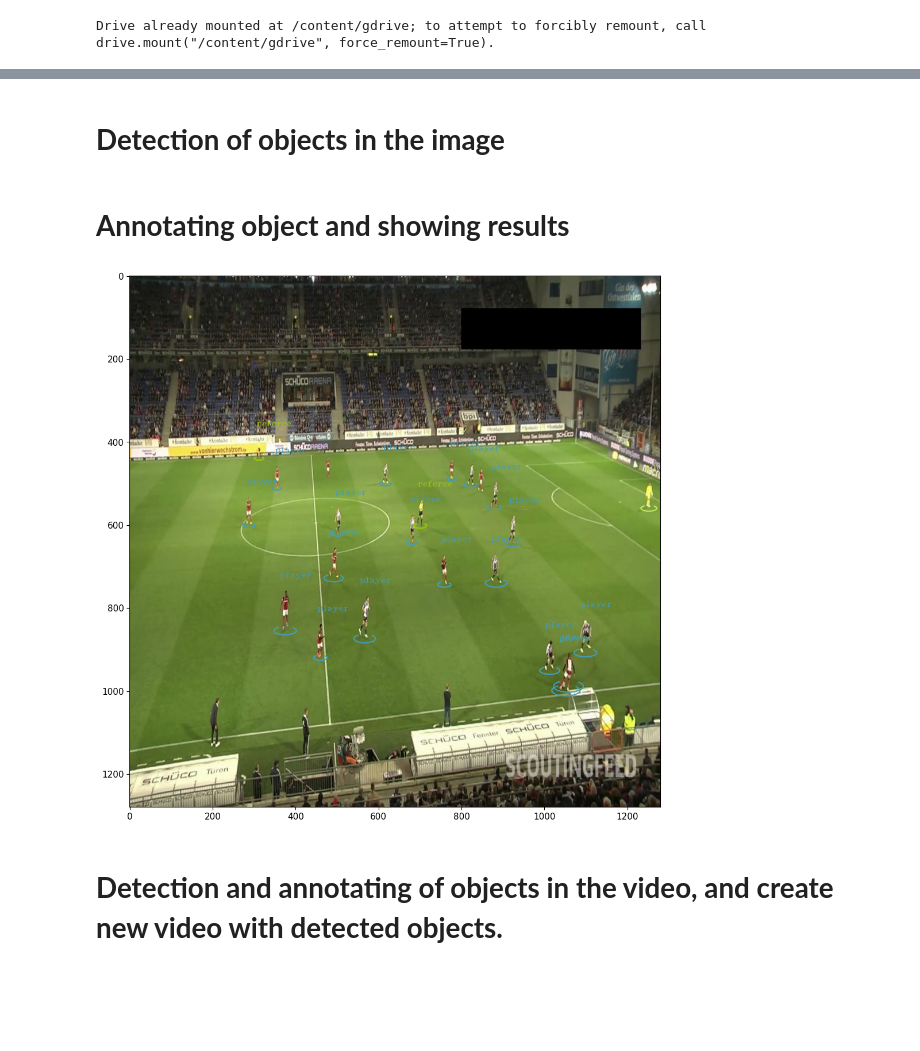
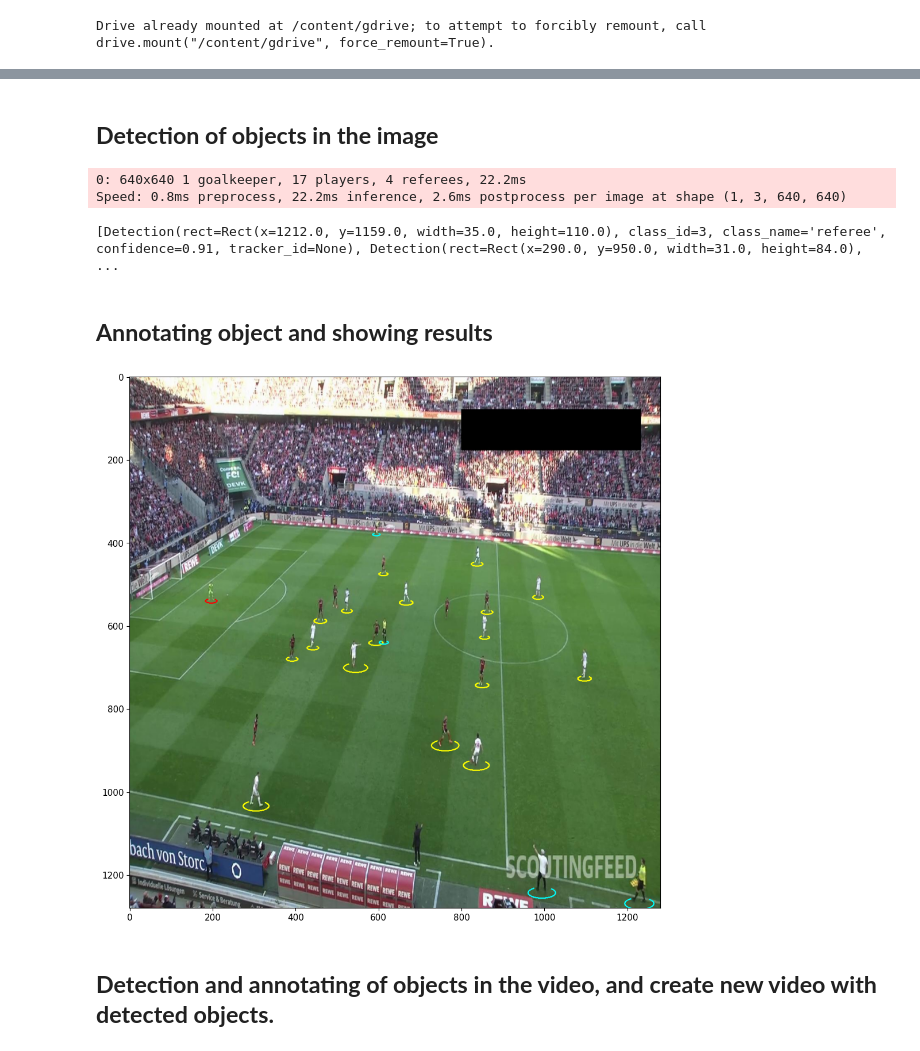
Before and after one commit to DenyT17/Football_Object_Detection, a Jupyter notebook: Football_Object_Detection_Testing.ipynb, the cells around one changed output, grey strips where cells are left out. Cells and saved outputs as stored; diff of their text form; code cells hidden in the pictures; blank space fills up the shorter version.

```diff
--- a/Football_Object_Detection_Testing.ipynb
+++ b/Football_Object_Detection_Testing.ipynb
@@ -57,4 +59,4 @@ model = YOLO("/content/gdrive/My Drive/Football_Detection/runs/detect/train2/wei
 # %%
-video = "/content/gdrive/My Drive/Football_Detection/video/Video_v0"
-img = cv.imread("/content/gdrive/My Drive/Football_Detection/test/images/744b27_1_10_png.rf.322f9266079f0424f6aebb23c23cc6de.jpg")
+video = "/content/gdrive/My Drive/Football_Detection/video/finall"
+img = cv.imread("/content/gdrive/My Drive/Football_Detection/test/images/573e61_9_6_png.rf.f7756714cdfe79da92e3e99837b7b655.jpg")
 # %% [markdown]
@@ -121,7 +123,8 @@ def draw_shape(image: np.ndarray, rect: Rect,conf: float,name: str, color: Color
       thickness=thickness,
       lineType=cv.LINE_4
   )
-  cv.putText(image, f'{name}', (max(0, int(rect.x)), max(40, int(rect.y) - 30)), 5, 1, color)
+
+
   return image
 
 Ball_posesion_range = 30
@@ -212,6 +215,14 @@ class BaseAnnotator:
                   x=top_center_x,
                   y=top_center_y,
                   color=self.colors[detection.class_id])
+
+            if detection.class_name == "ball":
+              annotated_image = draw_marker(
+                  image=annotated_image,
+                  x=top_center_x,
+                  y=top_center_y,
+                  color=self.colors[detection.class_id])
+
         return annotated_image
 
 def plot_image(image: np.ndarray, size: int = 12) -> None:
@@ -219,50 +230,54 @@ def plot_image(image: np.ndarray, size: int = 12) -> None:
   plt.imshow(image[...,::-1])
   plt.show()
 # %% [markdown]
-# **Detection of objects in the image**
+## **Detection of objects in the image**
 # %%
 prediction = model(img)
 detections = Detection.from_results(
     pred=prediction,
     names=model.names)
 print(detections)
+# %% [output]
+0: 640x640 1 goalkeeper, 17 players, 4 referees, 22.2ms
+Speed: 0.8ms preprocess, 22.2ms inference, 2.6ms postprocess per image at shape (1, 3, 640, 640)
+[Detection(rect=Rect(x=1212.0, y=1159.0, width=35.0, height=110.0), class_id=3, class_name='referee', confidence=0.91, tracker_id=None), Detection(rect=Rect(x=290.0, y=950.0, width=31.0, height=84.0), ...
 # %% [markdown]
-# **Annotating object and showing results**
+## **Annotating object and showing results**
 # %%
 
-Ball_color = tuple(random.sample(range(0, 255), 3))
-Goalkeeper_color = tuple(random.sample(range(0, 255), 3))
-Players_color = tuple(random.sample(range(0, 255), 3))
-Refrees_color = tuple(random.sample(range(0, 255), 3))
+Ball_color = (255,0,0)
+Goalkeeper_color = (0,0,255)
+Players_color = (0,255,255)
+Refrees_color = (255,255,0)
 
 ball_detections = filter_detections_by_class(detections=detections, class_name="ball")
 player_detections = filter_detections_by_class(detections=detections, class_name="player")
 player_in_possession_detection = get_player_in_possession(
             player_detections=player_detections,
             ball_detections=ball_detections,
             proximity=Ball_posesion_range
             )
 Colors = [
     Ball_color,
     Goalkeeper_color,
     Players_color,
     Refrees_color
 ]
 
 annotator = BaseAnnotator(
     colors=Colors,
     thickness=2)
 
 image_with_detection = annotator.annotate(
     image=img,
     detections=detections,
     player_with_posesion = player_in_possession_detection)
 
 plot_image(image_with_detection)
 # %% [output]
-[figure, old version]
+[figure, new version]
 # %% [markdown]
-# **Detection and annotating of objects in the video, and create new video with detected objects.**
+## **Detection and annotating of objects in the video, and create new video with detected objects.**
 # %%
 def pred_and_save(video:str):
     video_path = os.path.join(f"{video}.mp4")
```
Also changed, not shown: parts of 19 cells of this notebook.
